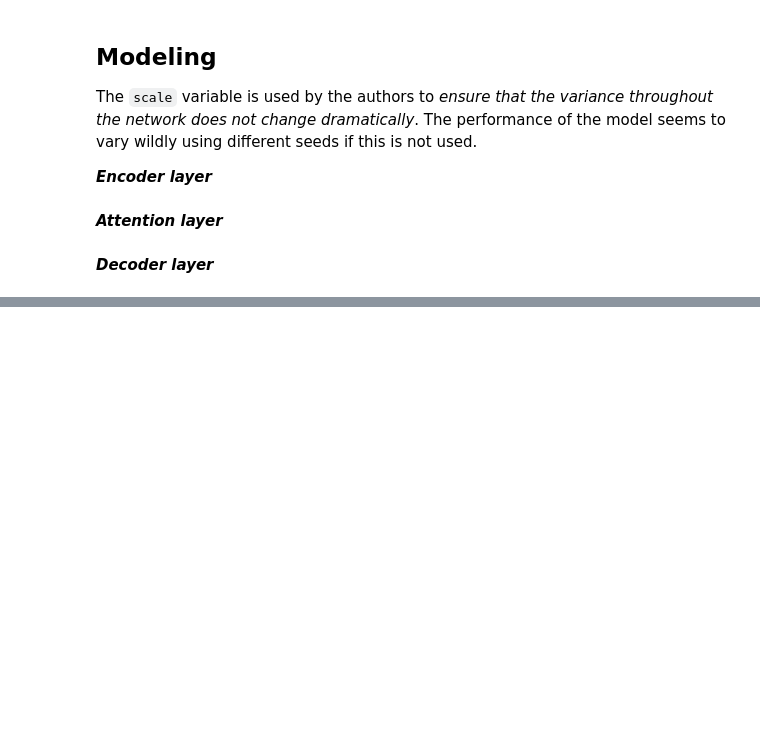
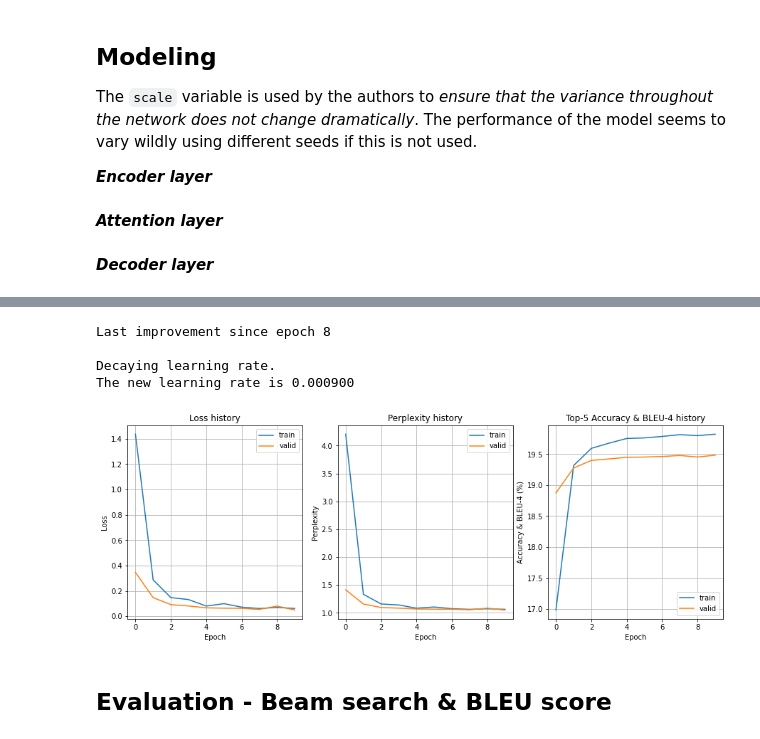
Before and after one commit to dksifoua/Neural-Machine-Translation, a Jupyter notebook: 4 - SeqToSeq Model with Convolution.ipynb, the cells around one changed output, grey strips where cells are left out. Drawn from its saved outputs; the diff is of its cells as text; code cells hidden in the pictures; blank space fills up the shorter version.

Commit message:
SeqToSeq Model with Convolution

```diff
--- a/4 - SeqToSeq Model with Convolution.ipynb
+++ b/4 - SeqToSeq Model with Convolution.ipynb
@@ -203,0 +421,18 @@ class DecoderLayer(nn.Module):
+# %%
+encoder_layer = EncoderLayer(vocab_size=len(DE.vocab), n_positions=50, embedding_size=EMBED_SIZE,
+                             hidden_size=HIDDEN_SIZE, kernel_size=KERNEL_SIZE, scale=SCALE,
+                             n_layers=N_LAYERS, dropout=DROPOUT)
+attention_layer = MultiStepAttnLayer(hidden_size=HIDDEN_SIZE, embedding_size=EMBED_SIZE, scale=SCALE)
+decoder_layer = DecoderLayer(vocab_size=len(EN.vocab), n_positions=50, embedding_size=EMBED_SIZE, hidden_size=HIDDEN_SIZE,
+                             kernel_size=KERNEL_SIZE, scale=SCALE, n_layers=N_LAYERS, attention_layer=attention_layer,
+                             dropout=DROPOUT, pad_index=EN.vocab.stoi[EN.pad_token])
+seq2seq = SeqToSeqNet(encoder=encoder_layer, decoder=decoder_layer).to(DEVICE)
+optimizer = optim.RMSprop(params=seq2seq.parameters(), lr=LR)
+criterion = nn.CrossEntropyLoss(ignore_index=EN.vocab.stoi[EN.pad_token])
+print(f'Number of parameters of the model: {sum(p.numel() for p in seq2seq.parameters() if p.requires_grad):,}')
+print(seq2seq)
+train_iterator, valid_iterator, test_iterator =  BucketIterator.splits((train_data, valid_data, test_data),
+                                                                       batch_size=BATCH_SIZE,
+                                                                       sort_key=lambda x: len(x.trg),
+                                                                       sort_within_batch=True, device=DEVICE)
+trainer = Trainer(model=seq2seq, optimizer=optimizer, criterion=criterion, train_iterator=train_iterator, valid_iterator=valid_iterator)
@@ -203,0 +457,39 @@ class DecoderLayer(nn.Module):
+# %%
+history = trainer.train(n_epochs=N_EPOCHS, grad_clip=GRAD_CLIP)
+# %% [output]
+Last improvement since epoch 8
+
+Decaying learning rate.
+The new learning rate is 0.000900
+# %%
+_, axes = plt.subplots(1, 3, figsize=(15, 5))
+
+axes[0].plot(history['loss'], label='train')
+axes[0].plot(history['val_loss'], label='valid')
+axes[0].set_title('Loss history')
+axes[0].set_xlabel('Epoch')
+axes[0].set_ylabel('Loss')
+axes[0].grid(True)
+axes[0].legend()
+
+axes[1].plot(history['ppl'], label='train')
+axes[1].plot(history['val_ppl'], label='valid')
+axes[1].set_title('Perplexity history')
+axes[1].set_xlabel('Epoch')
+axes[1].set_ylabel('Perplexity')
+axes[1].grid(True)
+axes[1].legend()
+
+axes[2].plot(history['acc'], label='train')
+axes[2].plot(history['val_acc'], label='valid')
+axes[2].set_title('Top-5 Accuracy & BLEU-4 history')
+axes[2].set_xlabel('Epoch')
+axes[2].set_ylabel('Accuracy & BLEU-4 (%)')
+axes[2].grid(True)
+axes[2].legend()
+
+plt.show()
+# %% [output]
+[figure, added]
+# %% [markdown]
+## Evaluation - Beam search & BLEU score
```
Also changed, not shown: parts of 20 cells of this notebook.
